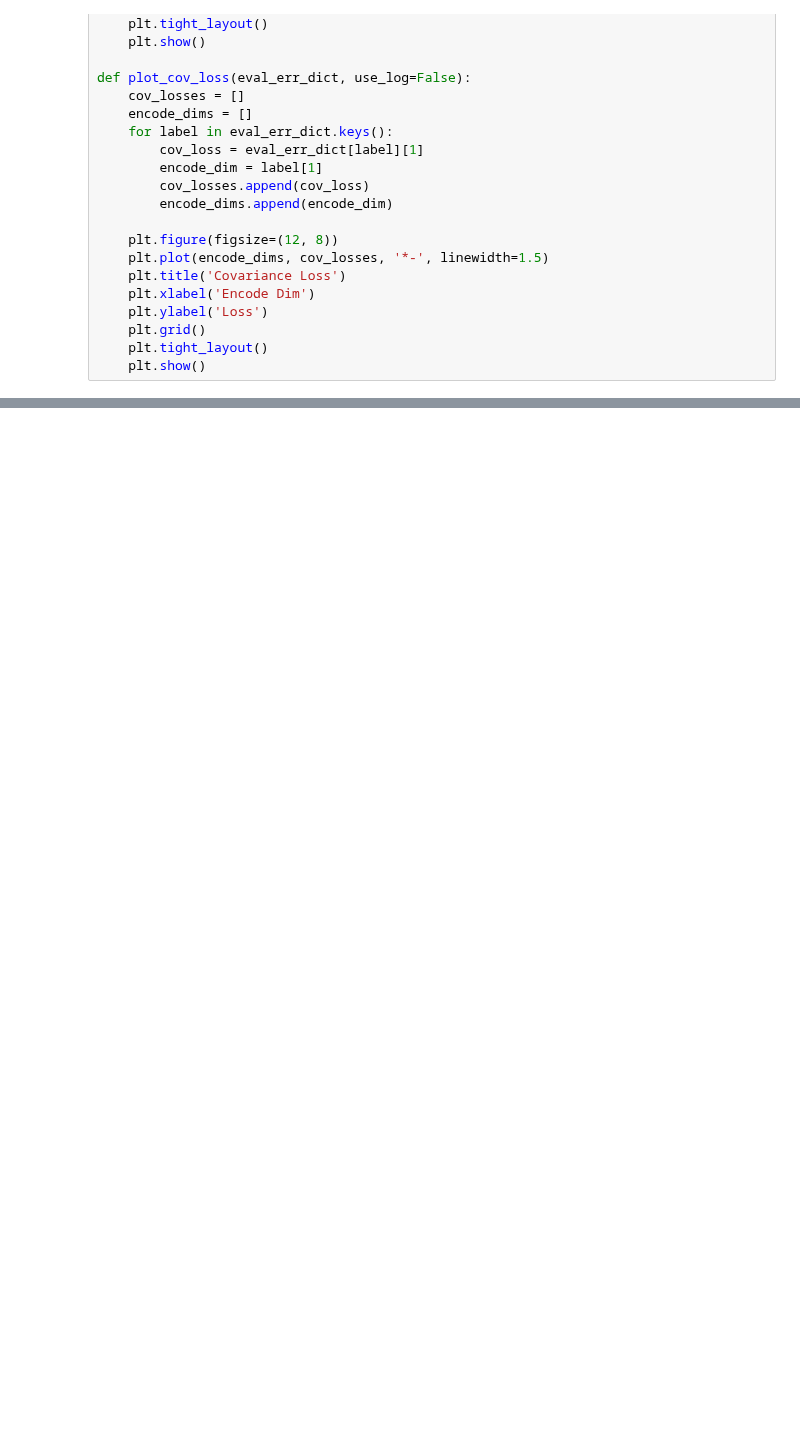
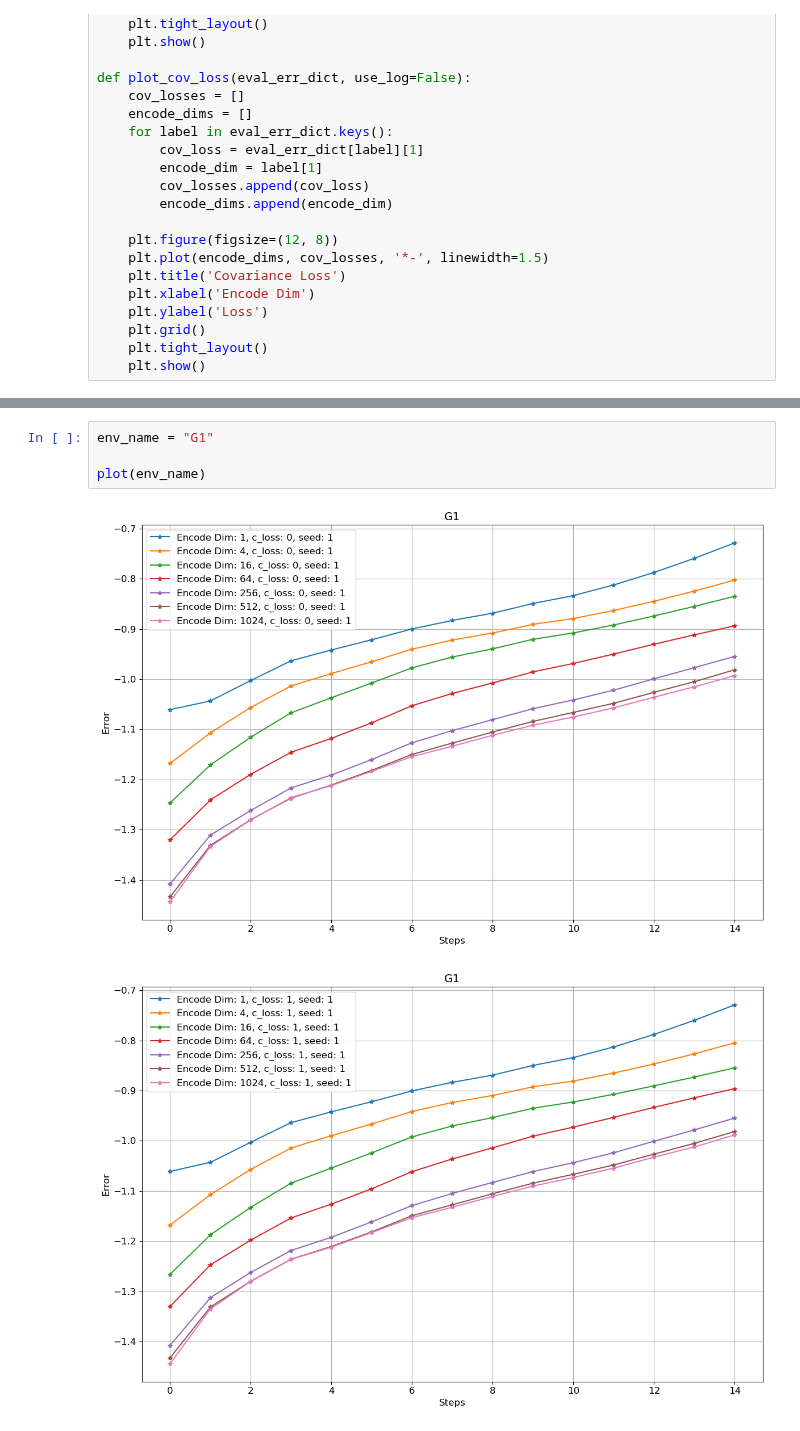
Before and after one commit to intelligent-control-lab/Koopman-Scaling, a Jupyter notebook: visualization/step_err.ipynb, the cells around one changed output, grey strips where cells are left out. Drawn from its saved outputs; the diff is of its cells as text; blank space fills up the shorter version.

```diff
--- a/visualization/step_err.ipynb
+++ b/visualization/step_err.ipynb
@@ -207,0 +211,7 @@ plt.show()
+# %%
+env_name = "G1"
+
+plot(env_name)
+# %% [output]
+[figure, added]
+[figure, added]
```
Also changed, not shown: parts of 7 cells of this notebook, 1 other file.
